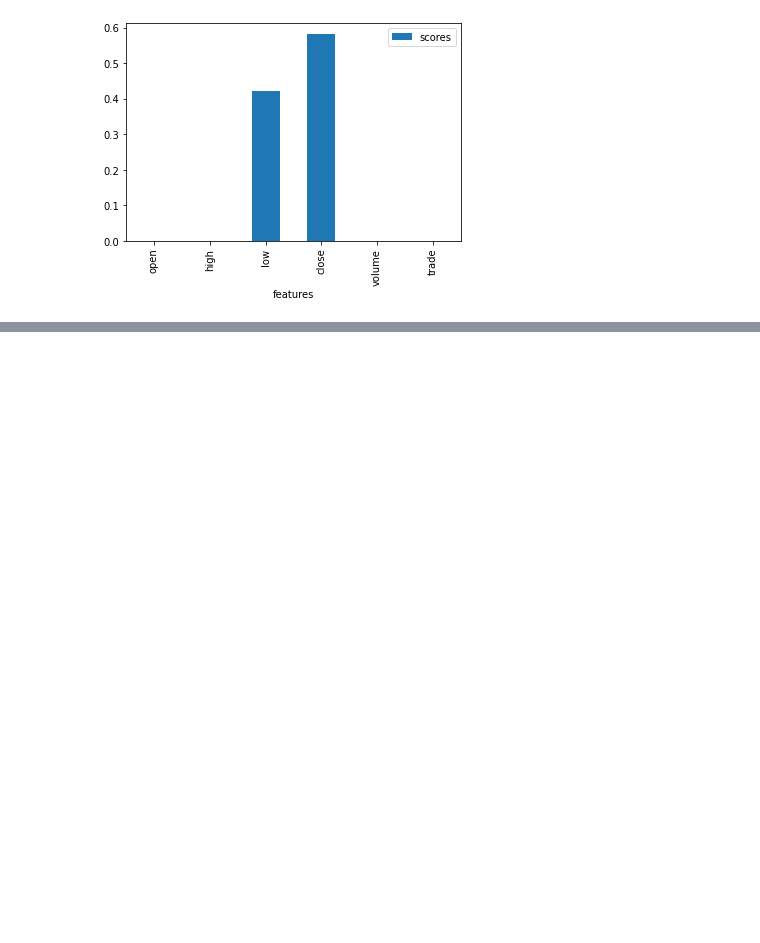
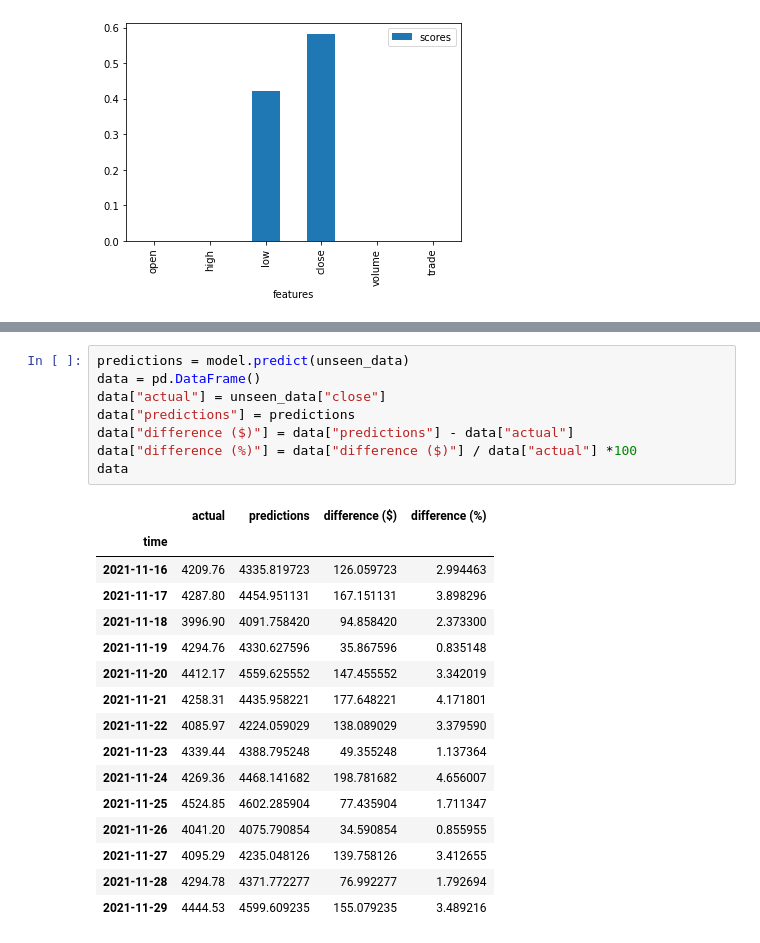
Before and after one commit to TomHOldershaw/Project4, a Jupyter notebook: 02 - Abz Lasso Regression.ipynb, the cells around one changed output, grey strips where cells are left out. Saved outputs shown, nothing was run; the diff lists cells and outputs as text; blank space fills up the shorter version.

```diff
--- a/Abz Linear Regression - Saturday.ipynb
+++ b/02 - Abz Lasso Regression.ipynb
@@ -450,0 +478,25 @@ it seems the low and the close are the most relevant features
+# %%
+predictions = model.predict(unseen_data)
+data = pd.DataFrame()
+data["actual"] = unseen_data["close"]
+data["predictions"] = predictions
+data["difference ($)"] = data["predictions"] - data["actual"]
+data["difference (%)"] = data["difference ($)"] / data["actual"] *100
+data
+# %% [output]
+|  | actual | predictions | difference ($) | difference (%) |
+| time |  |  |  |  |
+| 2021-11-16 | 4209.76 | 4335.819723 | 126.059723 | 2.994463 |
+| 2021-11-17 | 4287.80 | 4454.951131 | 167.151131 | 3.898296 |
+| 2021-11-18 | 3996.90 | 4091.758420 | 94.858420 | 2.373300 |
+| 2021-11-19 | 4294.76 | 4330.627596 | 35.867596 | 0.835148 |
+| 2021-11-20 | 4412.17 | 4559.625552 | 147.455552 | 3.342019 |
+| 2021-11-21 | 4258.31 | 4435.958221 | 177.648221 | 4.171801 |
+| 2021-11-22 | 4085.97 | 4224.059029 | 138.089029 | 3.379590 |
+| 2021-11-23 | 4339.44 | 4388.795248 | 49.355248 | 1.137364 |
+| 2021-11-24 | 4269.36 | 4468.141682 | 198.781682 | 4.656007 |
+| 2021-11-25 | 4524.85 | 4602.285904 | 77.435904 | 1.711347 |
+| 2021-11-26 | 4041.20 | 4075.790854 | 34.590854 | 0.855955 |
+| 2021-11-27 | 4095.29 | 4235.048126 | 139.758126 | 3.412655 |
+| 2021-11-28 | 4294.78 | 4371.772277 | 76.992277 | 1.792694 |
+| 2021-11-29 | 4444.53 | 4599.609235 | 155.079235 | 3.489216 |
```
Also changed, not shown: parts of 18 cells of this notebook, 3 other files.
